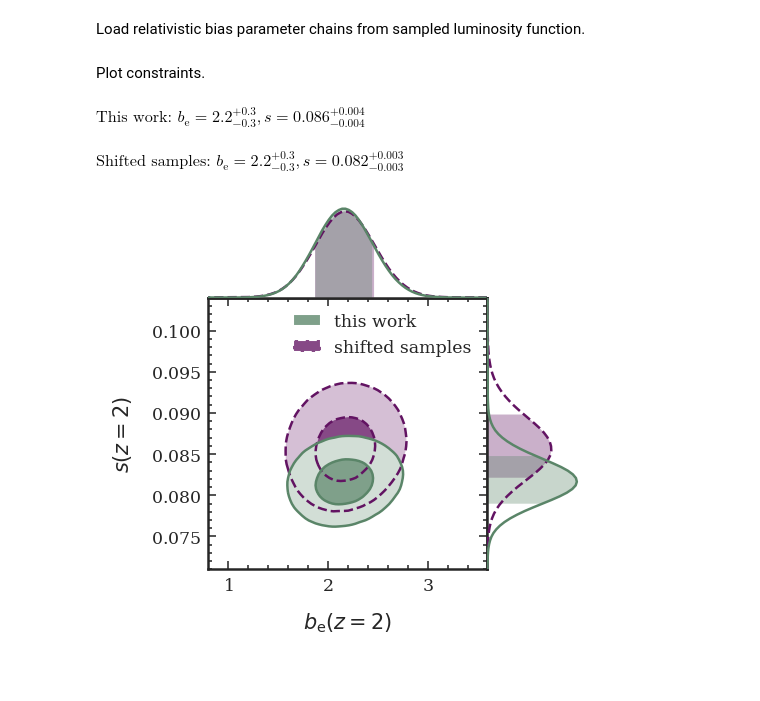
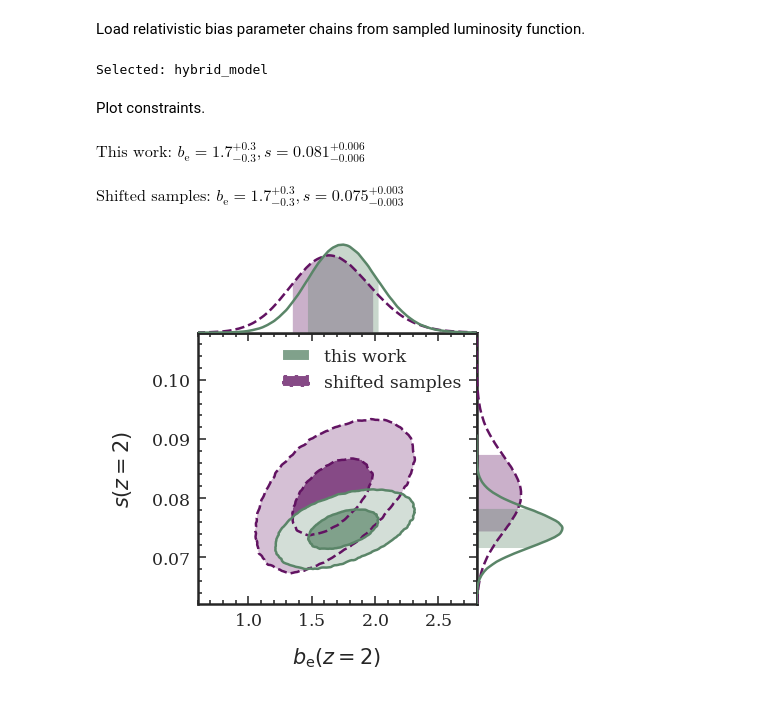
Before and after one commit to MikeSWang/HorizonGRound, a Jupyter notebook: notebooks/check_constraint_consistency.ipynb, the cells around one changed output. Cells and saved outputs as stored; diff of their text form; code cells hidden in the pictures.

Commit message:
Added support for hybrid model to notebooks.

```diff
--- a/notebooks/check_constraint_consistency.ipynb
+++ b/notebooks/check_constraint_consistency.ipynb
@@ -11,13 +11,23 @@ from conf import PATHOUT
 from application.plot_constraints import gradient_colour_map, plot_2d_constraints
 # %% [markdown]
 Load relativistic bias parameter chains from sampled luminosity function.
+# %%
+model = np.random.choice(['PLE_model', 'hybrid_model'])  # 'PLE_model', hybrid_model'
+
+print("Selected:", model)
+# %% [output]
+Selected: hybrid_model
 # %%
-this_work = "relbias_z2.00_eBOSS_QSO_LF_PLE_zeus_poisson_1596047_20_2E5_by1.h5"
-shifted_samples = "relbias_z2.00_eBOSS_QSO_LF_PLE_zeus_poisson_shifted_1596047_20_2E5_by1.h5"
+if model == 'PLE_model':
+    this_work = "relbias_z2.00_eBOSS_QSO_LF_PLE_zeus_poisson_1596047_20_2E5_by1.h5"
+    shifted_samples = "relbias_z2.00_eBOSS_QSO_LF_PLE_zeus_poisson_shifted_1596047_20_2E5_by1.h5"
+elif model == 'hybrid_model':
+    this_work = "relbias_z2.00_eBOSS_QSO_LF_hybrid_zeus_poisson_1655870_20_3E5_by1.h5"
+    shifted_samples = "relbias_z2.00_eBOSS_QSO_LF_hybrid_zeus_poisson_shifted_1655870_20_3E5_by1.h5"
 # %%
-with h5py.File(PATHOUT/"publication"/"dense_points"/"bias"/this_work, 'r') as chain_file:
+with h5py.File(PATHOUT/"publication"/model/"dense_points"/"bias"/this_work, 'r') as chain_file:
     this_work_chain = chain_file['extract/chain'][()]
-with h5py.File(PATHOUT/"publication"/"shifted"/shifted_samples, 'r') as chain_file:
+with h5py.File(PATHOUT/"publication"/model/"shifted"/shifted_samples, 'r') as chain_file:
     shifted_chain = chain_file['extract/chain'][()]
 # %% [markdown]
 Plot constraints.
@@ -34,28 +44,34 @@ estimate_str = lambda source, x_estimate, y_estimate: (
 # %%
 fig, x_estimate, y_estimate, *_ = plot_2d_constraints(
     shifted_chain, bins=200, smooth=0.8,
     precision_x=3, precision_y=3, show_estimates=False,
     cmap=gradient_colour_map('#621362', name='PortsmouthPurple'), linestyle='dashed',
     label='shifted samples', label_x='b_\mathrm{e}', label_y='s', figsize=(3.2, 3.2)
 )
 display(Math(estimate_str('this work', x_estimate, y_estimate)))
 
 fig, x_estimate, y_estimate, *_ = plot_2d_constraints(
     this_work_chain, bins=200, smooth=0.8,
     precision_x=3, precision_y=3, show_estimates=False,
     cmap=gradient_colour_map('#5A8568', name='CambridgeBlue'),
     label='this work', label_x='b_\mathrm{e}(z=2)', label_y='s(z=2)', fig=fig
 )
 display(Math(estimate_str('shifted samples', x_estimate, y_estimate)))
 
 canvas, top_panel, side_panel = fig.axes
-canvas.set_xlim(0.8, 3.6)
-canvas.set_ylim(0.0710, 0.104)
-side_panel.set_xlim(right=150.)
+if model == 'PLE_model':
+    canvas.set_xlim(0.8, 3.6)
+    canvas.set_ylim(0.0710, 0.104)
+    side_panel.set_xlim(right=150.)
+elif model == 'hybrid_model':
+    canvas.set_xlim(0.6, 2.8)
+    canvas.set_ylim(0.062, 0.108)
+    top_panel.set_ylim(top=1.5)
+    side_panel.set_xlim(right=130.)
 
 fig.set_dpi(150)
-fig.savefig(PATHOUT/"publication"/"gallery"/"constraint_consistency.pdf")
+fig.savefig(PATHOUT/"publication"/model/"gallery"/"constraint_consistency.pdf")
 # %% [output]
-$\displaystyle \text{This work: } b_\mathrm{e} = 2.2_{-0.3}^{+0.3}, s = 0.086_{-0.004}^{+0.004}$
+$\displaystyle \text{This work: } b_\mathrm{e} = 1.7_{-0.3}^{+0.3}, s = 0.081_{-0.006}^{+0.006}$
-$\displaystyle \text{Shifted samples: } b_\mathrm{e} = 2.2_{-0.3}^{+0.3}, s = 0.082_{-0.003}^{+0.003}$
+$\displaystyle \text{Shifted samples: } b_\mathrm{e} = 1.7_{-0.3}^{+0.3}, s = 0.075_{-0.003}^{+0.003}$
-[figure, old version]
+[figure, new version]
```
Also changed, not shown: 6 other files.
